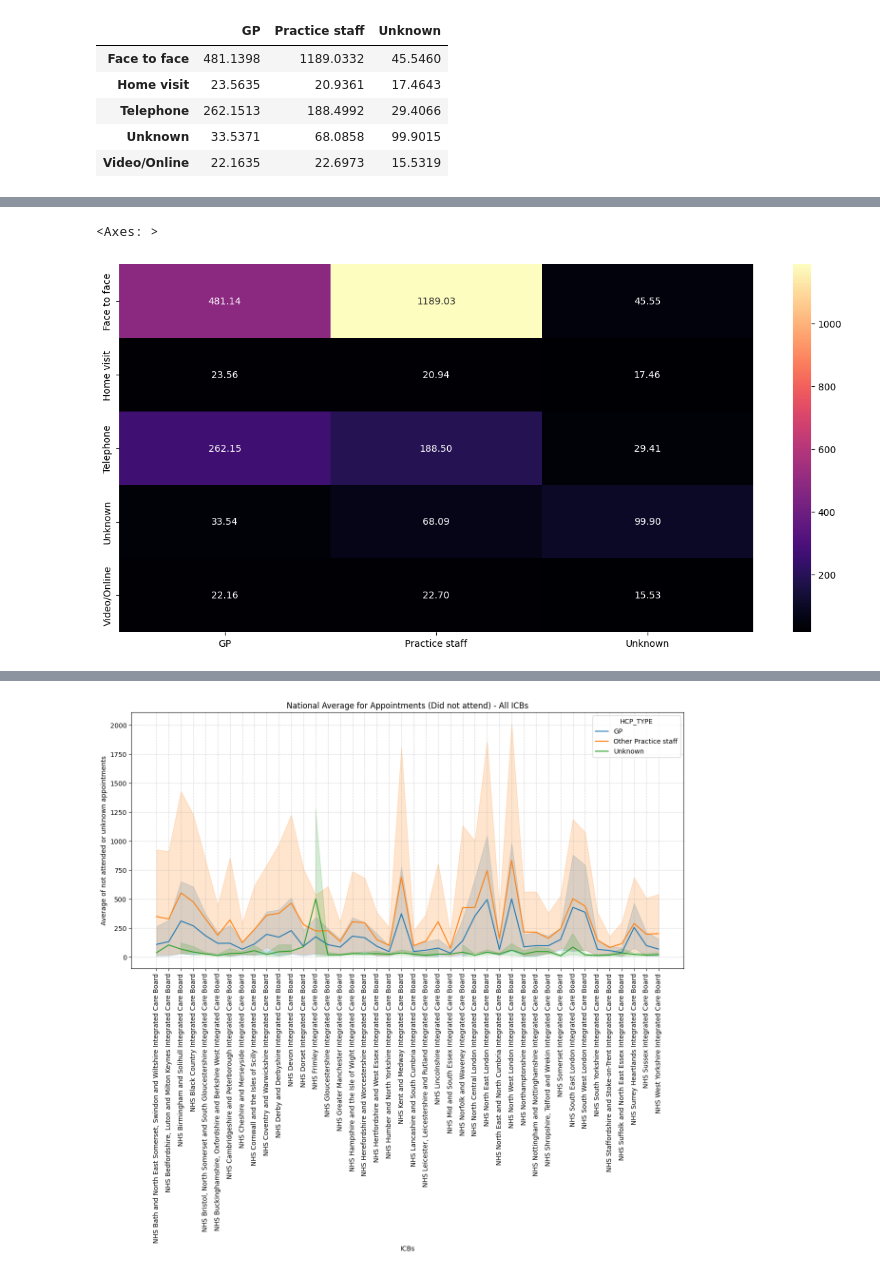
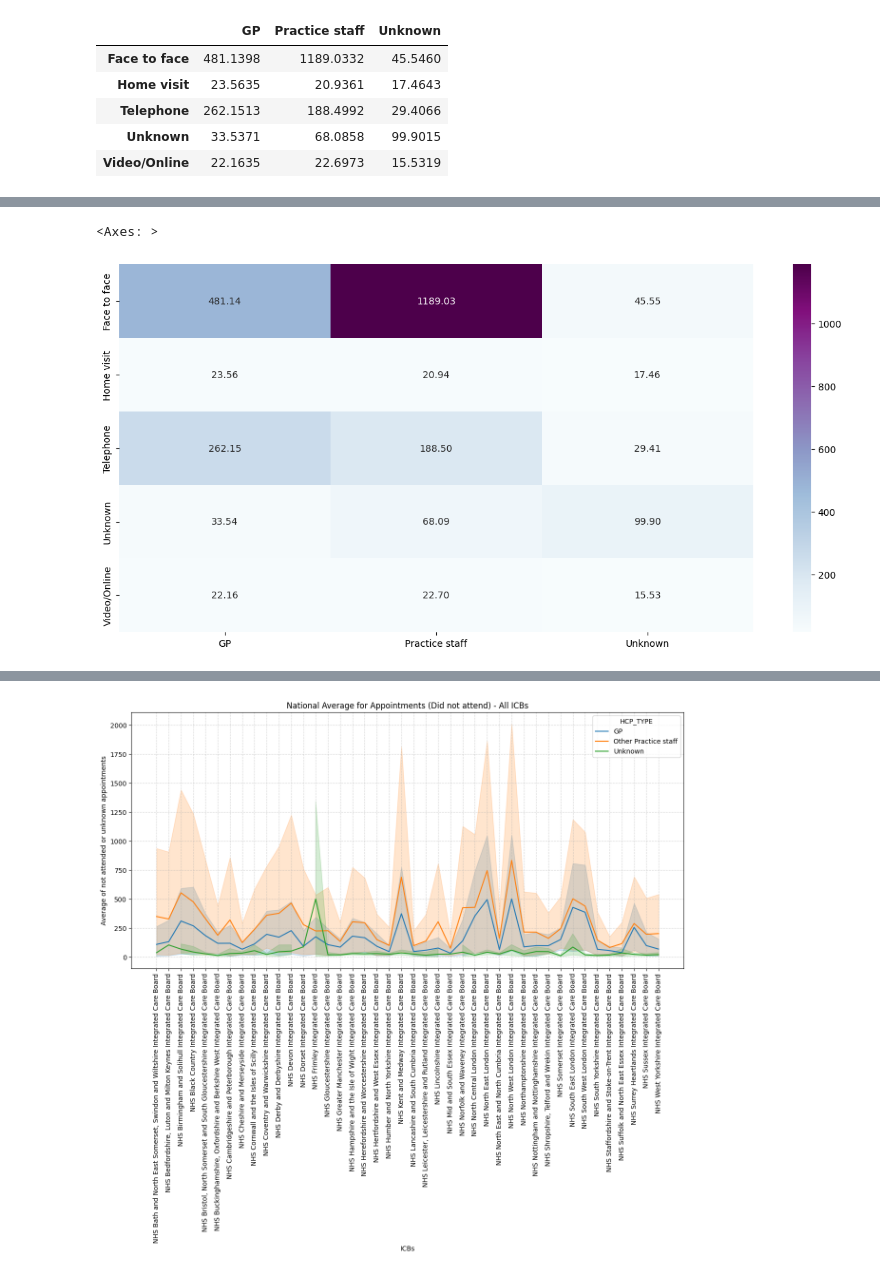
Before and after one commit to SNEE-ICS/PrimaryCareDemandAndCapacity, a Jupyter notebook: AppointmentsAttended.ipynb, the cells around one changed output, grey strips where cells are left out. Saved outputs shown, nothing was run; the diff lists cells and outputs as text; code cells hidden in the pictures.

```diff
--- a/AppointmentsAttended.ipynb
+++ b/AppointmentsAttended.ipynb
@@ -75,7 +77,8 @@ array(['MAR2021', 'APR2021', 'MAY2021', 'JUN2021', 'JUL2021', 'AUG2021',
        'MAR2023', 'APR2023', 'MAY2023', 'JUN2023', 'JUL2023', 'AUG2023'],
       dtype=object)
 # %%
-needed_cols = ['ICB_NAME','SUB_ICB_LOCATION_ONS_CODE','APPOINTMENT_MONTH','APPT_STATUS','HCP_TYPE','APPT_MODE','COUNT_OF_APPOINTMENTS']
+needed_cols = ['ICB_NAME','SUB_ICB_LOCATION_NAME','SUB_ICB_LOCATION_ONS_CODE','APPOINTMENT_MONTH','APPT_STATUS','HCP_TYPE','APPT_MODE','COUNT_OF_APPOINTMENTS']
+
 combined_df_copy = combined_df[needed_cols].copy()
 
 #Replacing months values to FY- years
@@ -272,5 +248,5 @@ attended_hcptype_apptmode
 # %%
-dna_hcptype_apptmode = combined_df_copy.loc[combined_df_copy['APPT_STATUS'] != 'Attended'].drop(columns=['SUB_ICB_LOCATION_ONS_CODE','APPT_STATUS','FY_YEAR']).groupby(['ICB_NAME','HCP_TYPE','APPT_MODE']).mean().round(4)
+dna_hcptype_apptmode = combined_df_copy.loc[combined_df_copy['APPT_STATUS'] != 'Attended'].drop(columns=['SUB_ICB_LOCATION_NAME','SUB_ICB_LOCATION_ONS_CODE','APPT_STATUS','FY_YEAR']).groupby(['ICB_NAME','HCP_TYPE','APPT_MODE']).mean().round(4)
 dna_hcptype_apptmode
 # %% [output]
 |  |  |  | COUNT_OF_APPOINTMENTS |
@@ -327,6 +312,6 @@ national_average_dna_hcp_appt_type
 # %%
 plt.subplots(figsize=(15,7))
-sns.heatmap(national_average_dna_hcp_appt_type, annot=True, fmt='.2f', cmap='magma')
+sns.heatmap(national_average_dna_hcp_appt_type, annot=True, fmt='.2f', cmap='BuPu')
 # %% [output]
 <Axes: >
-[figure, old version]
+[figure, new version]
```
Also changed, not shown: parts of 20 cells of this notebook.
